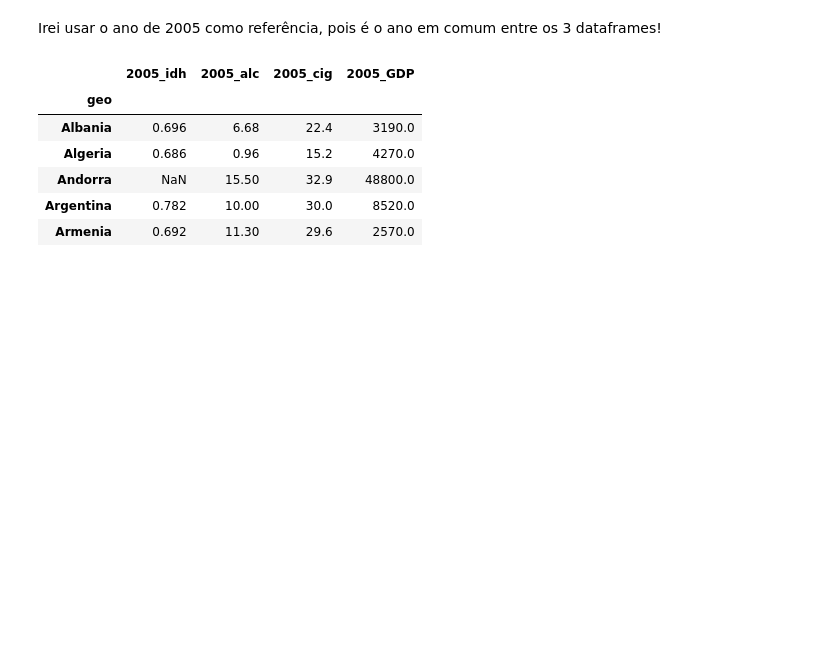
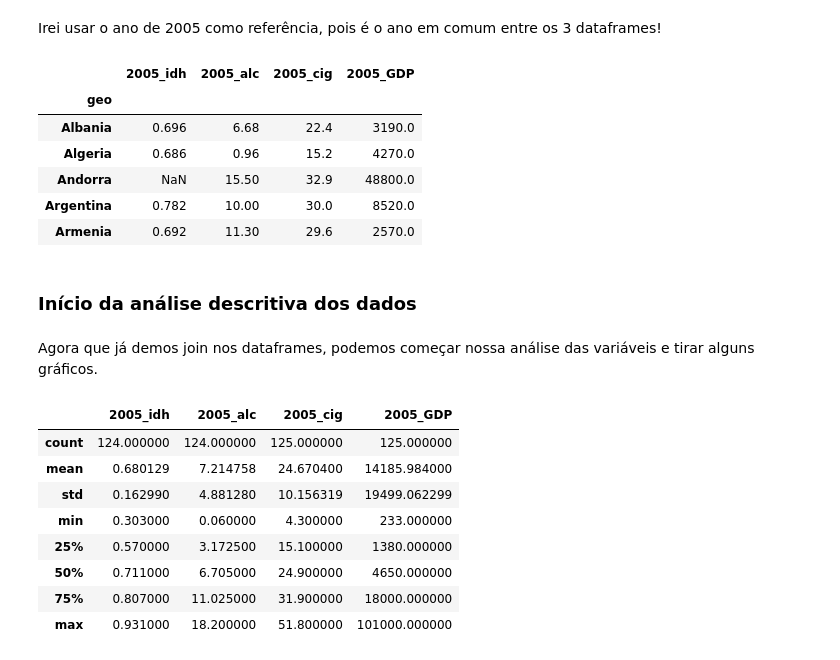
Before and after one commit to slimkaki/project1_cddp, a Jupyter notebook: Projeto 01.ipynb, the cells around one changed output. Cells and saved outputs as stored; diff of their text form; code cells hidden in the pictures; blank space fills up the shorter version.

Commit message:
inicio analise dos dados

```diff
--- a/Projeto 01.ipynb
+++ b/Projeto 01.ipynb
@@ -56,3 +56,19 @@ df.head() #dataframe pronto para a analise!
 | Andorra | NaN | 15.50 | 32.9 | 48800.0 |
 | Argentina | 0.782 | 10.00 | 30.0 | 8520.0 |
 | Armenia | 0.692 | 11.30 | 29.6 | 2570.0 |
+# %% [markdown]
+### Início da análise descritiva dos dados
+# %% [markdown]
+Agora que já demos join nos dataframes, podemos começar nossa análise das variáveis e tirar alguns gráficos.
+# %%
+df.describe()
+# %% [output]
+|  | 2005_idh | 2005_alc | 2005_cig | 2005_GDP |
+| count | 124.000000 | 124.000000 | 125.000000 | 125.000000 |
+| mean | 0.680129 | 7.214758 | 24.670400 | 14185.984000 |
+| std | 0.162990 | 4.881280 | 10.156319 | 19499.062299 |
+| min | 0.303000 | 0.060000 | 4.300000 | 233.000000 |
+| 25% | 0.570000 | 3.172500 | 15.100000 | 1380.000000 |
+| 50% | 0.711000 | 6.705000 | 24.900000 | 4650.000000 |
+| 75% | 0.807000 | 11.025000 | 31.900000 | 18000.000000 |
+| max | 0.931000 | 18.200000 | 51.800000 | 101000.000000 |
```
Also changed, not shown: parts of 6 cells of this notebook.
